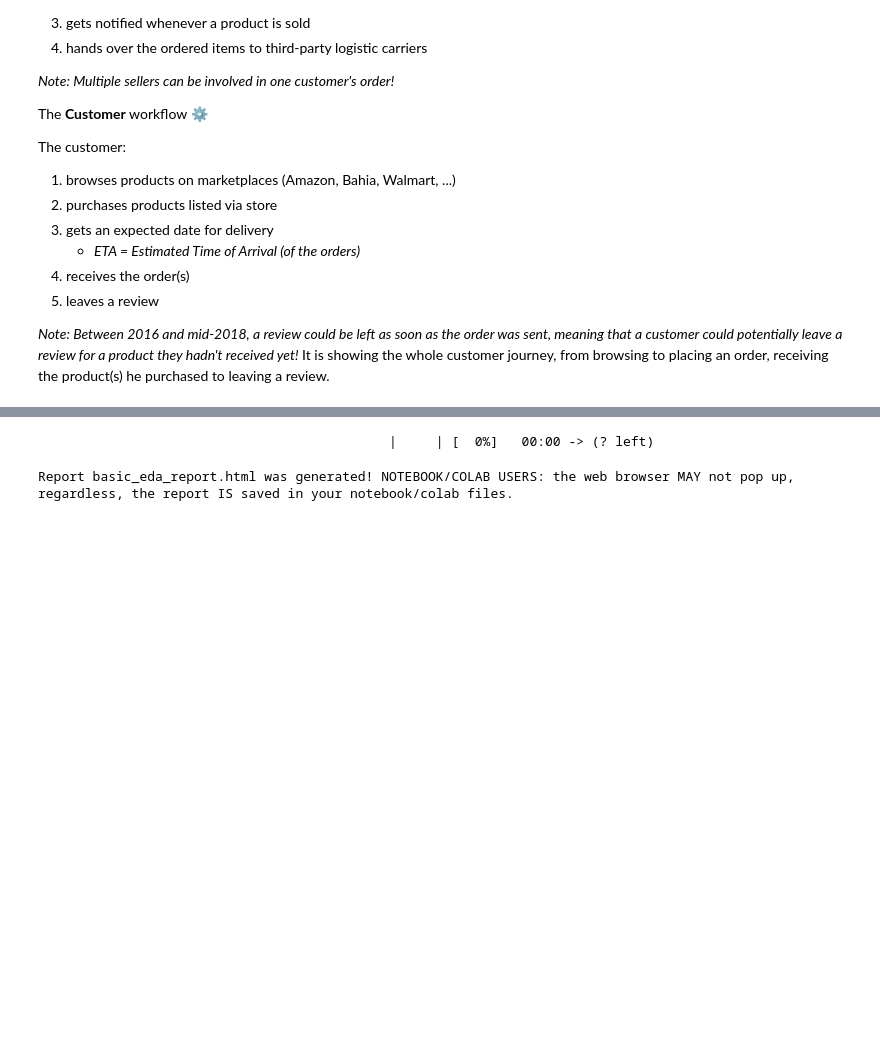
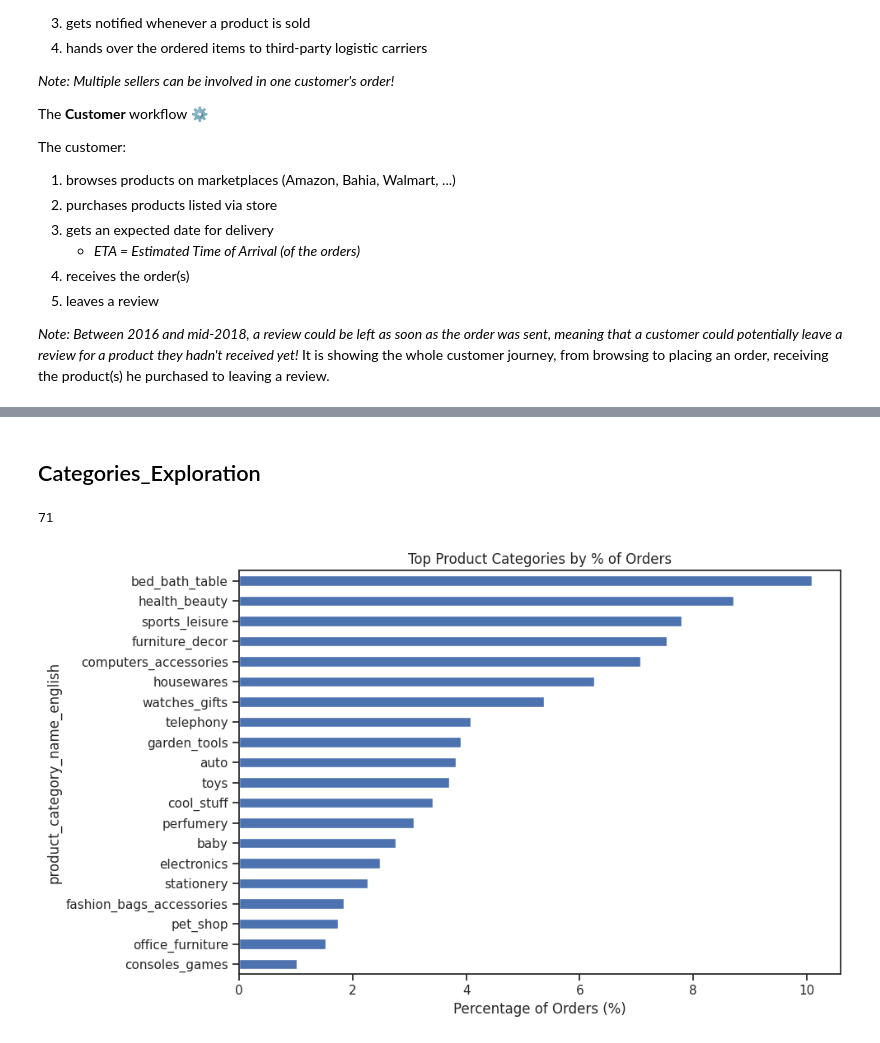
Before and after one commit to Romaric1209/Olist, a Jupyter notebook: Exploratory_Data_Analysis.ipynb, the cells around one changed output, grey strips where cells are left out. Saved outputs shown, nothing was run; the diff lists cells and outputs as text; code cells hidden in the pictures; blank space fills up the shorter version.

```diff
--- a/Exploratory_Data_Analysis.ipynb
+++ b/Exploratory_Data_Analysis.ipynb
@@ -89,8 +162,18 @@ df.columns
-# %%
-basic_eda_report = sv.analyze(df)
-# %% [output]
-                                             |     | [  0%]   00:00 -> (? left)
-# %%
-basic_eda_report.show_html("basic_eda_report.html")
-# %% [output]
-Report basic_eda_report.html was generated! NOTEBOOK/COLAB USERS: the web browser MAY not pop up, regardless, the report IS saved in your notebook/colab files.
+# %% [markdown]
+## Categories_Exploration
+# %%
+data['product_category_name_english'].nunique()
+# %% [output]
+71
+# %%
+category_distribution = data['product_category_name_english'].value_counts(normalize=True, dropna=True) * 100
+
+
+plt.figure(figsize=(10, 6))
+category_distribution.head(20).sort_values().plot(kind='barh')
+plt.xlabel('Percentage of Orders (%)')
+plt.title('Top Product Categories by % of Orders')
+plt.tight_layout()
+plt.show()
+# %% [output]
+[figure, added]
```
Also changed, not shown: parts of 39 cells of this notebook, 2 other files.
